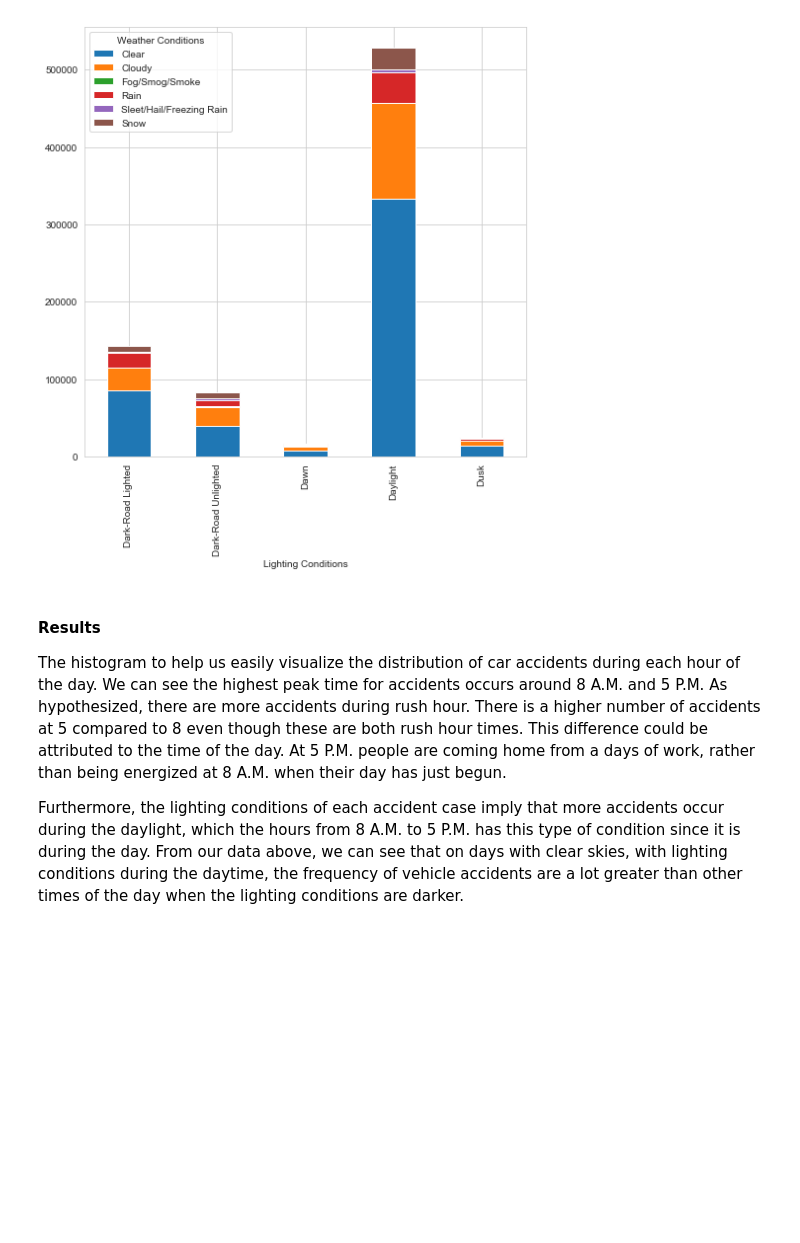
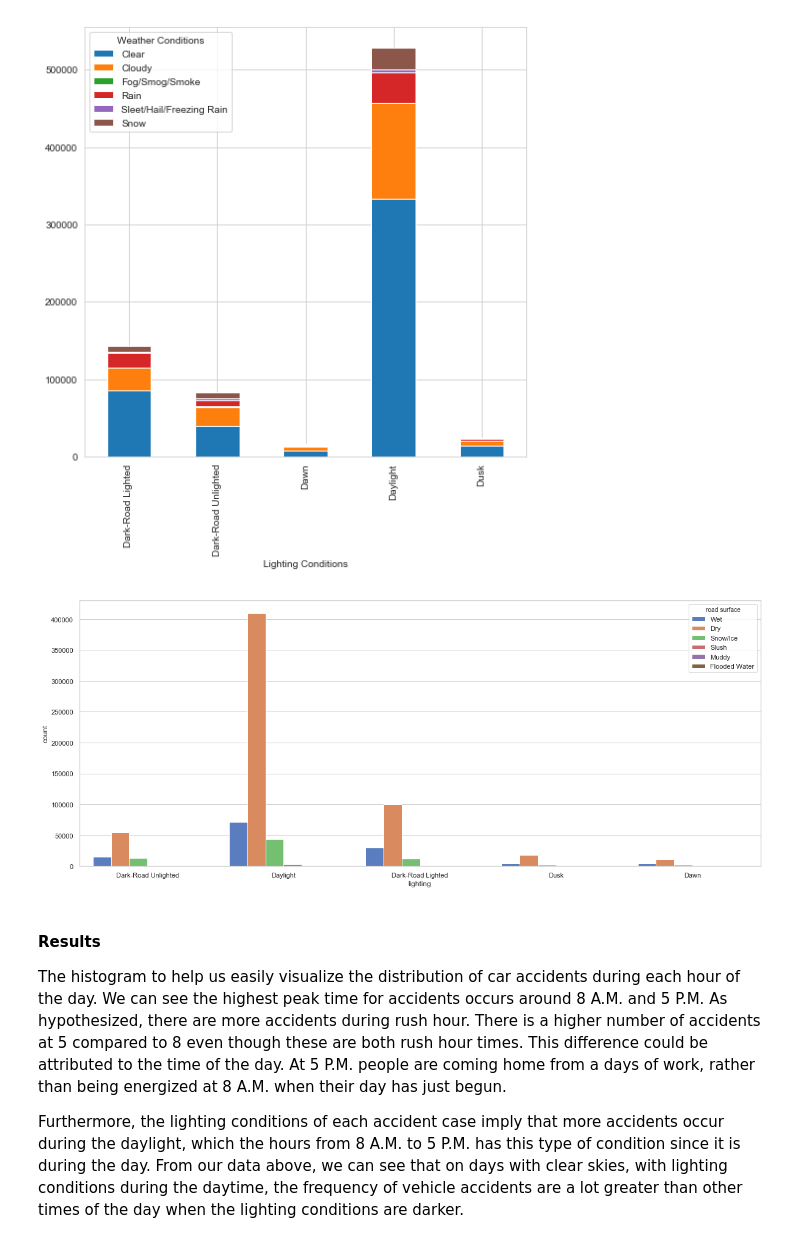
Before and after one commit to jac237/COGS108_Repo, a Jupyter notebook: Final Project/data_wrangling-2.ipynb, the cells around one changed output. Cells and saved outputs as stored; diff of their text form; code cells hidden in the pictures; blank space fills up the shorter version.

Commit message:
added more graphs, need to write more in analysis and do conclusion

```diff
--- a/Final Project/data_wrangling-2.ipynb
+++ b/Final Project/data_wrangling-2.ipynb
@@ -543,6 +543,13 @@ conditions_table.plot(kind="bar", figsize=(8,8),stacked=True)
 # %% [output]
 <matplotlib.axes._subplots.AxesSubplot at 0x...>
 [figure]
+# %%
+df2 = pd.DataFrame({'road surface': case_info["Road Surface Conditions"], 'lighting': case_info["Lighting Conditions"]})
+plt.figure(figsize=(20, 8))
+sns.set_style("whitegrid")
+ax2 = sns.countplot(x= "lighting", hue= "road surface", data= df2)
+# %% [output]
+[figure, added]
 # %% [markdown]
 #### Results
 
```
Also changed, not shown: parts of 1 cell of this notebook.
